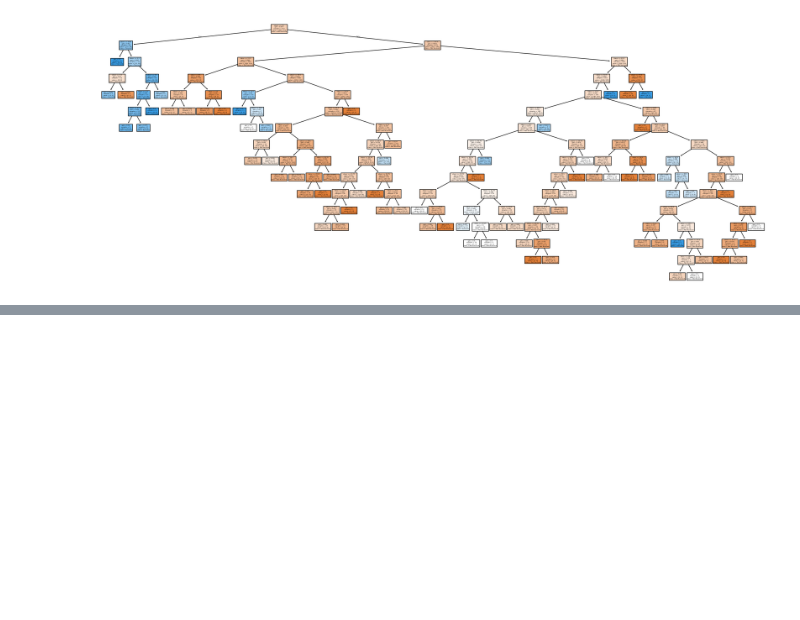
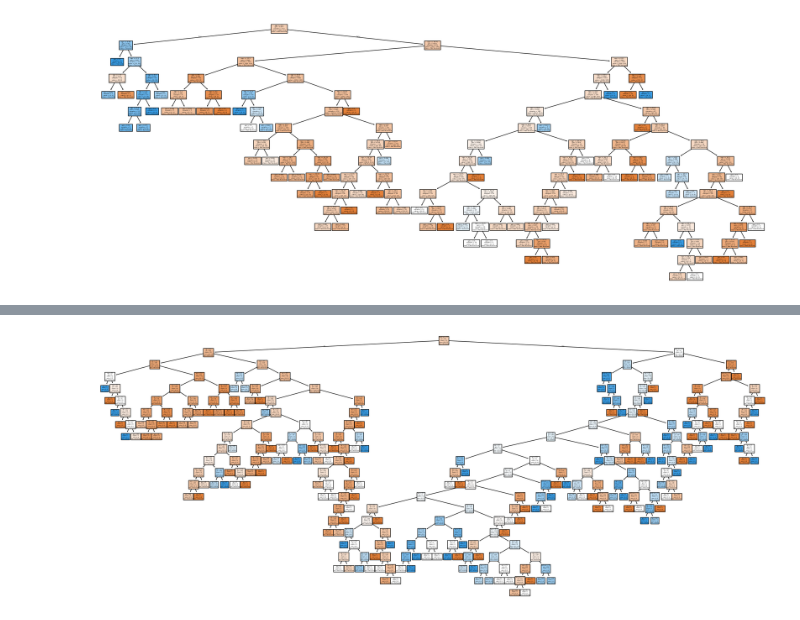
Before and after one commit to ceradrake/applied-ml-drake, a Jupyter notebook: lab03/ml03_drake.ipynb, the cells around one changed output, grey strips where cells are left out. Saved outputs shown, nothing was run; the diff lists cells and outputs as text; code cells hidden in the pictures; blank space fills up the shorter version.

```diff
--- a/lab03/ml03_drake.ipynb
+++ b/lab03/ml03_drake.ipynb
@@ -271,0 +340,11 @@ fig.savefig("decision_tree_titanic_case2.png")
+# %%
+# Plot decision tree model
+from sklearn.tree import plot_tree
+import matplotlib.pyplot as plt
+
+fig = plt.figure(figsize=(25,10))
+plot_tree(tree_model, feature_names=X3.columns, class_names=['Not Survived', 'Survived'], filled=True)
+plt.show()
+fig.savefig("decision_tree_titanic_case3.png")
+# %% [output]
+[figure, added]
```
Also changed, not shown: parts of 7 cells of this notebook, 3 other files.
